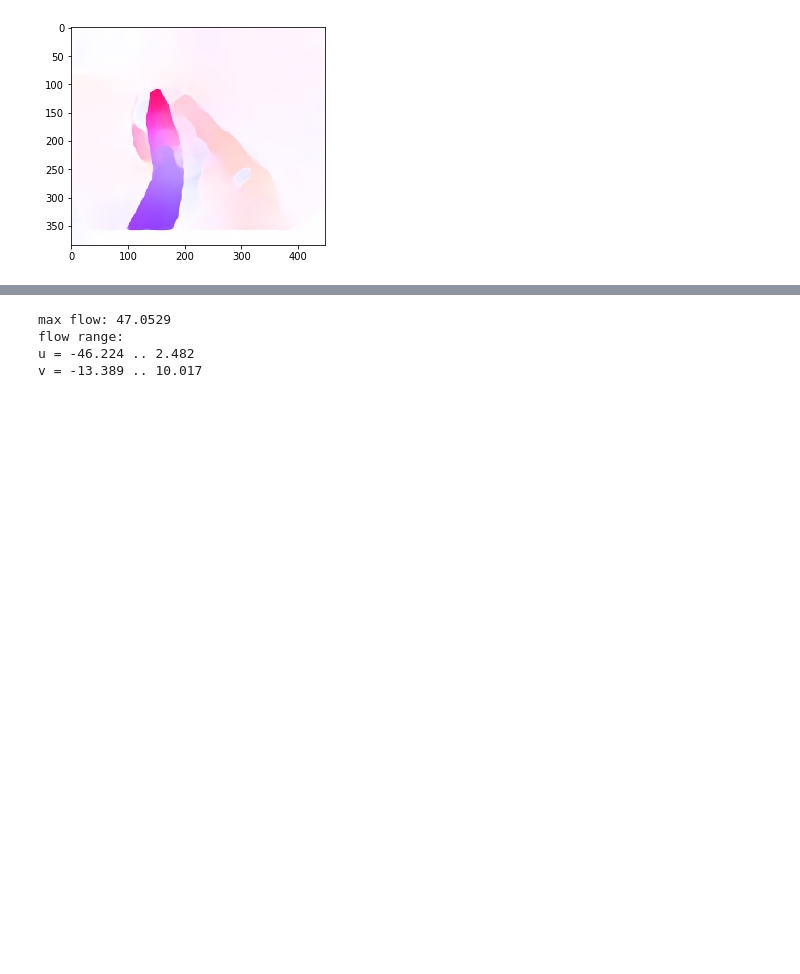
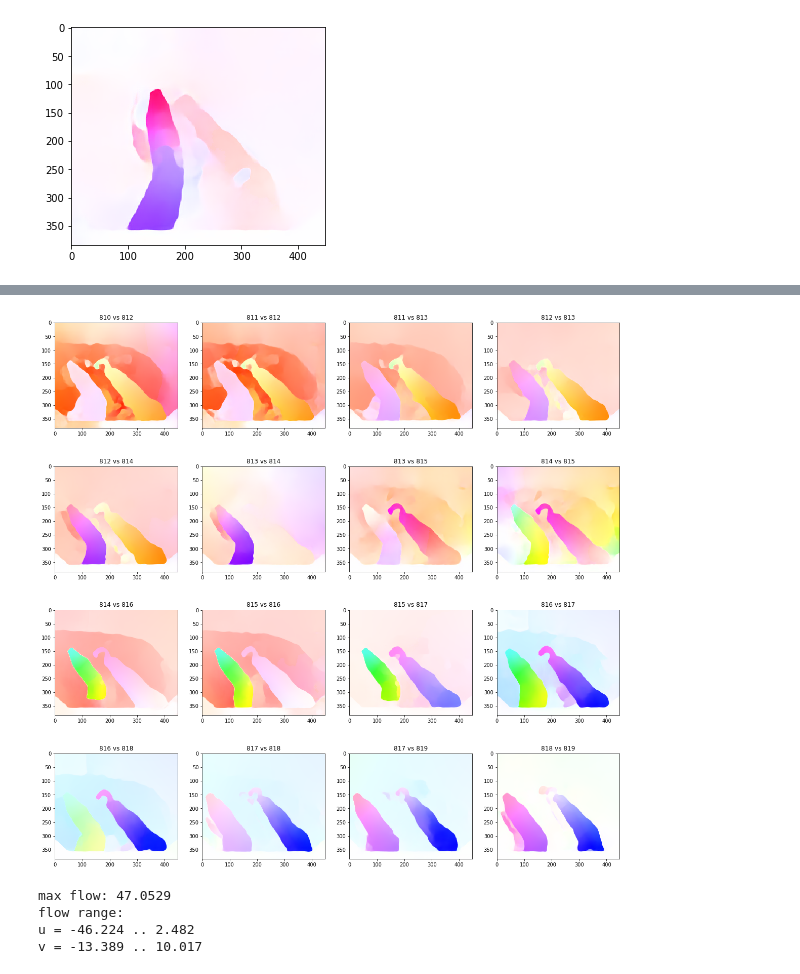
Before and after one commit to Sylar257/Surgical_robot_Visual_odometry, a Jupyter notebook: Visualize_Image_pair.ipynb, the cells around one changed output, grey strips where cells are left out. Saved outputs shown, nothing was run; the diff lists cells and outputs as text; code cells hidden in the pictures; blank space fills up the shorter version.

```diff
--- a/Visualize_Image_pair.ipynb
+++ b/Visualize_Image_pair.ipynb
@@ -106,3 +148,23 @@ plt.show()
+# %%
+num = 810
+fig = plt.figure(figsize=(20,20))
+columns = 4
+rows = 4
+for i in range(1, columns*rows + 1):
+    if i % 2 == 0:
+        num1 = num + (i//2)
+        num2 = num1 +1
+    elif i % 2 == 1:
+        num1 = num + (i//2)
+        num2 = num1 +2
+
+    image = generate_flow(num1, num2)
+    fig.add_subplot(rows, columns, i)
+    plt.imshow(image)
+    plt.title(f'{num1} vs {num2}')
+plt.show()
+# %% [output]
+[figure, added]
 # %%
 im = Image.fromarray(image,'RGB')
 im.save('test_flow.png')
```
Also changed, not shown: parts of 9 cells of this notebook.
